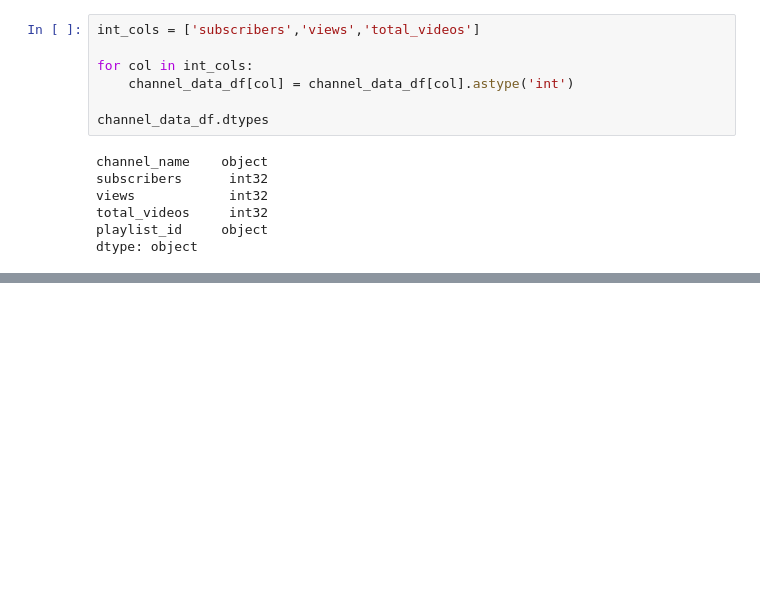
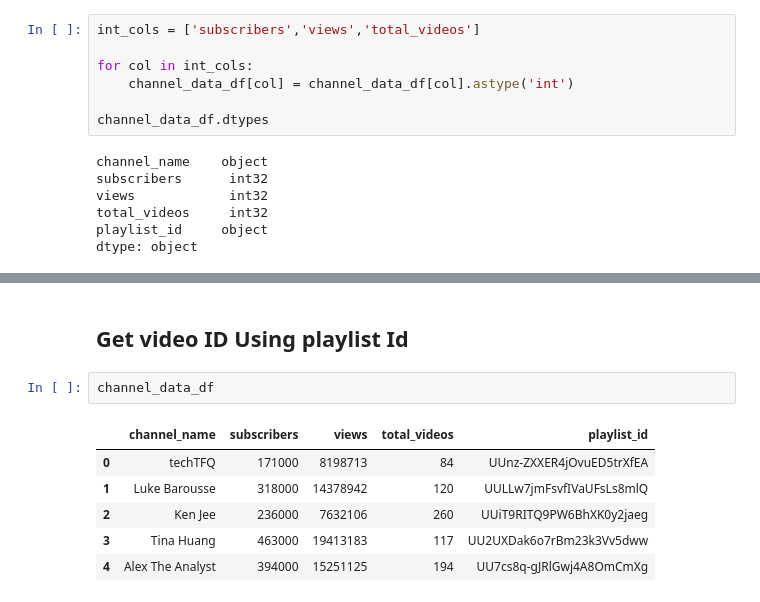
Before and after one commit to otkhwae/Youtube-API-For-Data-Analysis, a Jupyter notebook: Youtube API channels analysis.ipynb, the cells around one changed output, grey strips where cells are left out. Saved outputs shown, nothing was run; the diff lists cells and outputs as text; blank space fills up the shorter version.

Commit message:
video ids

```diff
--- a/Youtube API channels analysis.ipynb
+++ b/Youtube API channels analysis.ipynb
@@ -459,0 +469,11 @@ channel_data_df
+# %% [markdown]
+## Get video ID Using playlist Id
+# %%
+channel_data_df
+# %% [output]
+|  | channel_name | subscribers | views | total_videos | playlist_id |
+| 0 | techTFQ | 171000 | 8198713 | 84 | UUnz-ZXXER4jOvuED5trXfEA |
+| 1 | Luke Barousse | 318000 | 14378942 | 120 | UULLw7jmFsvfIVaUFsLs8mlQ |
+| 2 | Ken Jee | 236000 | 7632106 | 260 | UUiT9RITQ9PW6BhXK0y2jaeg |
+| 3 | Tina Huang | 463000 | 19413183 | 117 | UU2UXDak6o7rBm23k3Vv5dww |
+| 4 | Alex The Analyst | 394000 | 15251125 | 194 | UU7cs8q-gJRlGwj4A8OmCmXg |
```
Also changed, not shown: parts of 16 cells of this notebook.
